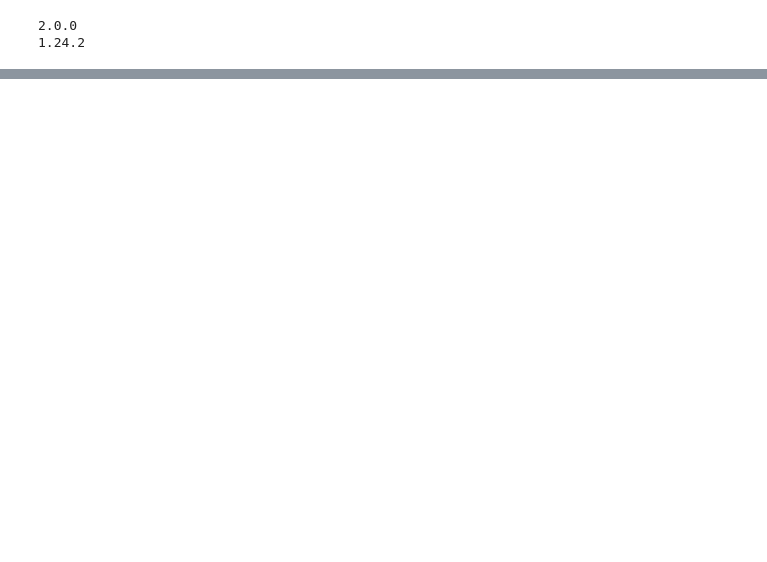
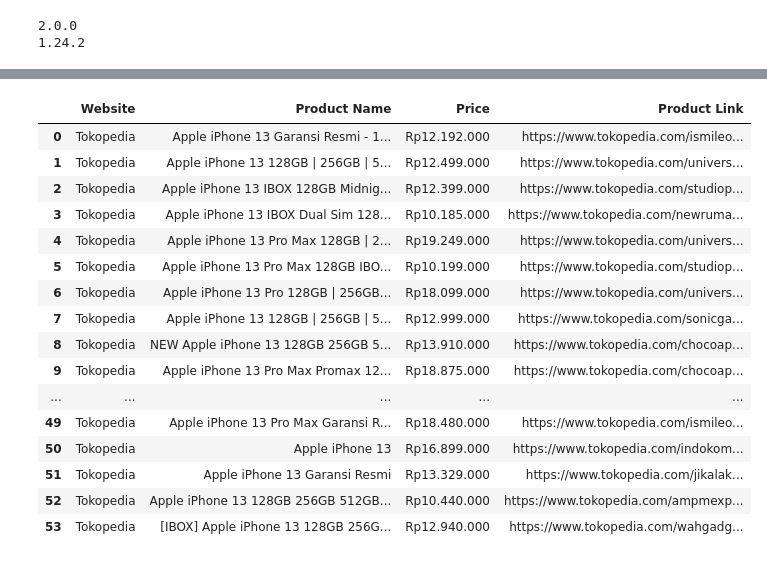
Before and after one commit to meilindazheng/web-automation, a Jupyter notebook: web-automation-task.ipynb, the cells around one changed output, grey strips where cells are left out. Saved outputs shown, nothing was run; the diff lists cells and outputs as text; code cells hidden in the pictures; blank space fills up the shorter version.

```diff
--- a/web-automation-task.ipynb
+++ b/web-automation-task.ipynb
@@ -77,3 +72,57 @@ data_shopee
+# %%
+driver = webdriver.Chrome()
+# %%
+url = 'https://www.tokopedia.com/search?navsource=home&page=1&q=iphone%2013&source=universe&srp_component_id=01.02.01.02&st=product'
+base_url = "https://www.tokopedia.com"
+current_url = driver.current_url
+max_pages = 3
+current_page =1
+content = driver.page_source
+data = BeautifulSoup(content,'html.parser')
+product_name = "iPhone 13"
+list_website, list_product, list_price, list_link=[],[],[],[]
+while current_page <= max_pages:
+    driver.get(f'https://www.tokopedia.com/search?navsource=home&page={current_page}&q=iphone%2013&source=universe&srp_component_id=01.02.01.02&st=product')
+    driver.set_window_size(1300,800)
+    time.sleep(5)
+    rentang = 500
+    for i in range (1,20):
+        akhir = rentang*i
+        perintah = "window.scrollTo(0,"+str(akhir)+")"
+        driver.execute_script(perintah)
+        time.sleep(3)
+    for area in data.find_all('div',class_="css-12sieg3"):
+        nama = area.find('div',class_="prd_link-product-name css-3um8ox").get_text()
+        price = area.find('div',class_="prd_link-product-price css-1ksb19c").get_text()
+        link = area.find('a')['href']
+        if base_url in current_url and base_name in nama:
+            website_name = "Tokopedia"
+            list_website.append(website_name)
+            list_product.append(nama)
+            list_price.append(price)
+            list_link.append(link)
+    current_page+=1
+data_tokped = pd.DataFrame({'Website':list_website,'Product Name':list_product,'Price':list_price,'Product Link':list_link})
+pd.set_option('display.max_rows', None)
+data_tokped
+# %% [output]
+|  | Website | Product Name | Price | Product Link |
+| 0 | Tokopedia | Apple iPhone 13 Garansi Resmi - 1... | Rp12.192.000 | https://www.tokopedia.com/ismileo... |
+| 1 | Tokopedia | Apple iPhone 13 128GB | 256GB | 5... | Rp12.499.000 | https://www.tokopedia.com/univers... |
+| 2 | Tokopedia | Apple iPhone 13 IBOX 128GB Midnig... | Rp12.399.000 | https://www.tokopedia.com/studiop... |
+| 3 | Tokopedia | Apple iPhone 13 IBOX Dual Sim 128... | Rp10.185.000 | https://www.tokopedia.com/newruma... |
+| 4 | Tokopedia | Apple iPhone 13 Pro Max 128GB | 2... | Rp19.249.000 | https://www.tokopedia.com/univers... |
+| 5 | Tokopedia | Apple iPhone 13 Pro Max 128GB IBO... | Rp10.199.000 | https://www.tokopedia.com/studiop... |
+| 6 | Tokopedia | Apple iPhone 13 Pro 128GB | 256GB... | Rp18.099.000 | https://www.tokopedia.com/univers... |
+| 7 | Tokopedia | Apple iPhone 13 128GB | 256GB | 5... | Rp12.999.000 | https://www.tokopedia.com/sonicga... |
+| 8 | Tokopedia | NEW Apple iPhone 13 128GB 256GB 5... | Rp13.910.000 | https://www.tokopedia.com/chocoap... |
+| 9 | Tokopedia | Apple iPhone 13 Pro Max Promax 12... | Rp18.875.000 | https://www.tokopedia.com/chocoap... |
+| ... | ... | ... | ... | ... |
+| 49 | Tokopedia | Apple iPhone 13 Pro Max Garansi R... | Rp18.480.000 | https://www.tokopedia.com/ismileo... |
+| 50 | Tokopedia | Apple iPhone 13 | Rp16.899.000 | https://www.tokopedia.com/indokom... |
+| 51 | Tokopedia | Apple iPhone 13 Garansi Resmi | Rp13.329.000 | https://www.tokopedia.com/jikalak... |
+| 52 | Tokopedia | Apple iPhone 13 128GB 256GB 512GB... | Rp10.440.000 | https://www.tokopedia.com/ampmexp... |
+| 53 | Tokopedia | [IBOX] Apple iPhone 13 128GB 256G... | Rp12.940.000 | https://www.tokopedia.com/wahgadg... |
 # %%
 driver.get('https://www.tokopedia.com/search?st=product&q=Iphone%2013&srp_component_id=02.01.00.00&srp_page_id=&srp_page_title=&navsource=')
 driver.set_window_size(1300,800)
```
Also changed, not shown: parts of 4 cells of this notebook.
